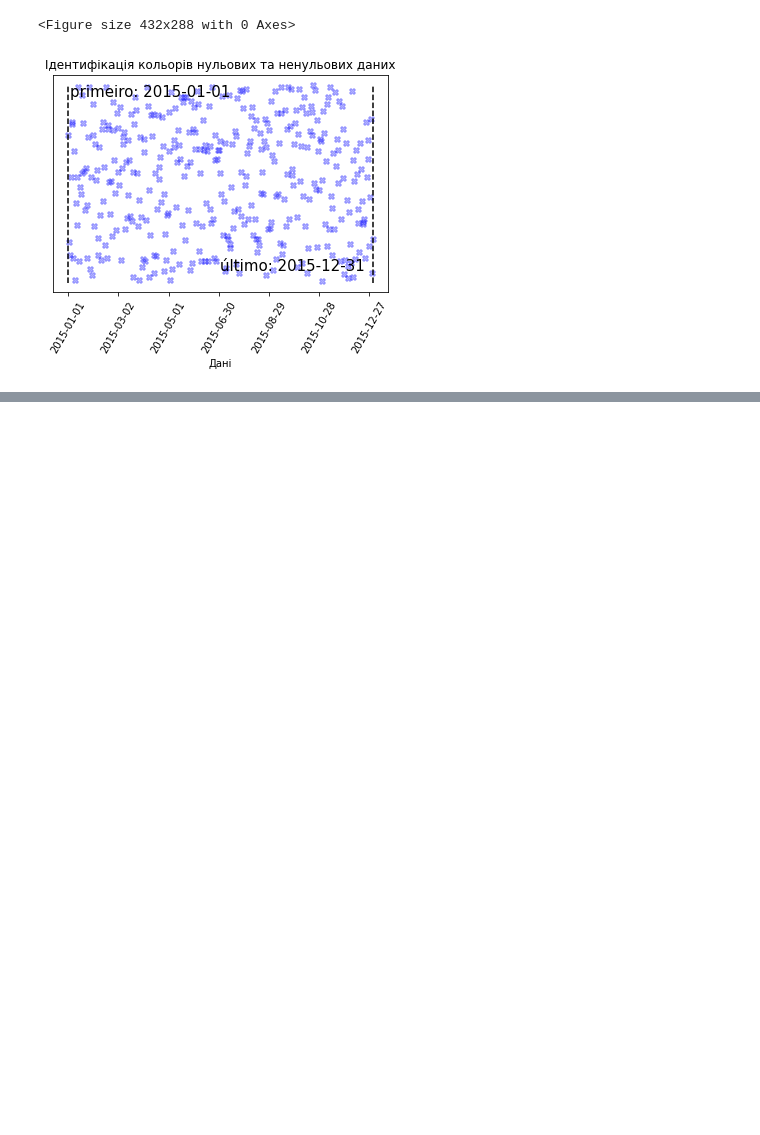
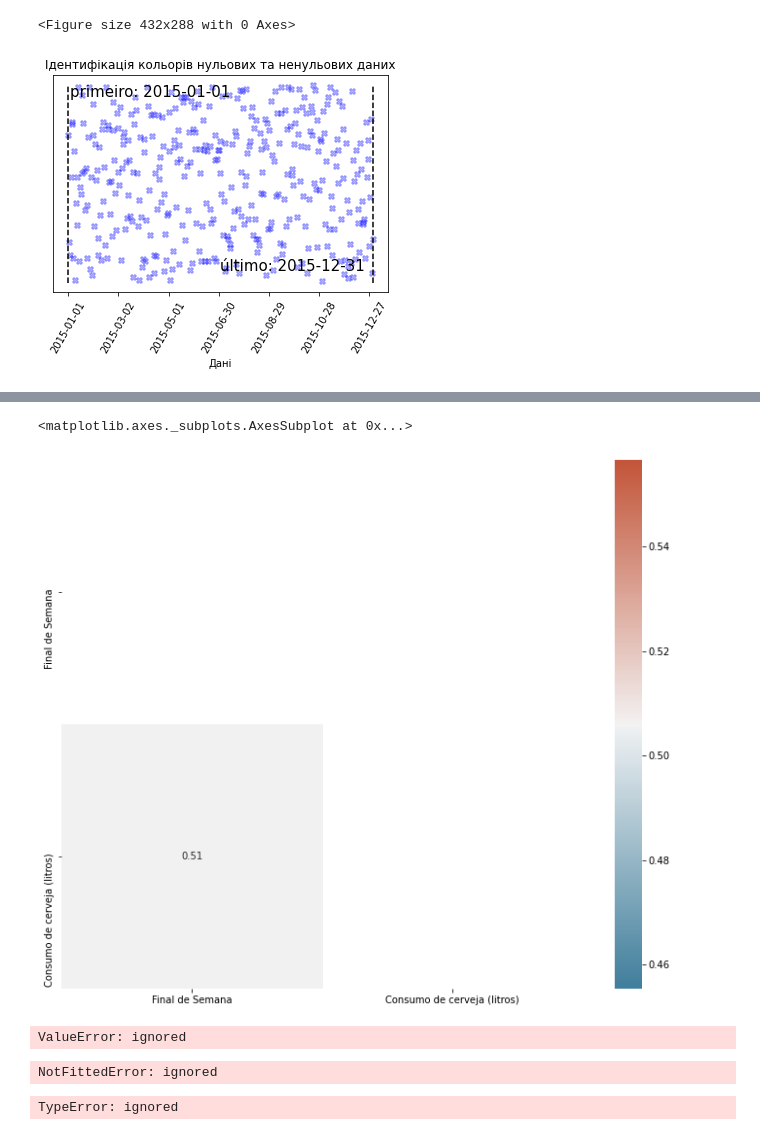
Before and after one commit to IrynaTkachenko/ai-experience, a Jupyter notebook: linearRegression.ipynb, the cells around one changed output, grey strips where cells are left out. Drawn from its saved outputs; the diff is of its cells as text; code cells hidden in the pictures; blank space fills up the shorter version.

```diff
--- a/linearRegression.ipynb
+++ b/linearRegression.ipynb
@@ -73,0 +120,60 @@ Text(0.5, 0.1, 'último: 2015-12-31')
+# %%
+correlation = dsPreprocessado.corr()
+
+f, ax = plt.subplots(figsize=(12, 10))
+
+# Generate a mask for upper traingle
+
+mask = np.triu(np.ones_like(correlation,dtype=bool))
+
+# Configure a custom diverging colormap
+
+cmap = sns.diverging_palette(230, 20, as_cmap=True)
+
+
+sns.heatmap(correlation,cmap=cmap,mask=mask,annot=True)
+# %% [output]
+<matplotlib.axes._subplots.AxesSubplot at 0x...>
+[figure, added]
+# %%
+reg = LinearRegression()
+y = dsPreprocessado['Consumo de cerveja (litros)'].values #target
+x = dsPreprocessado.drop(columns='Consumo de cerveja (litros)').values #fetures
+xColunas = dsPreprocessado.drop(columns='Consumo de cerveja (litros)').columns
+xTrain,xTest,yTrain,yTest = train_test_split(x,y,test_size=0.3,random_state=42)
+
+reg.fit(xTrain,yTrain)
+yPred = reg.predict(xTest)
+res = yPred - yTest
+avgRes = round(np.mean(res),3)
+stdRes = round(np.std(res),3)
+
+
+plt.figure(1)
+plt.scatter(yPred,res)
+plt.plot([min(yPred),max(yPred)],[avgRes,avgRes],linestyle='--',c='red')
+plt.xlabel('Valor previsto')
+plt.ylabel('Erro residual')
+plt.text(17.5,4,'média = {} \nstd = {}'.format(avgRes,stdRes))
+# %% [output]
+ValueError: ignored
+# %%
+#função para calcular R2 ajustado
+def calculaR2ajustado(r2Score,x):
+  n = np.shape(x)[0]
+  k = np.shape(x)[1]
+  return 1 - (1-r2Score)*(n-1)/(n-k-1)
+
+print('Valor de R2: {}'.format(reg.score(xTest,yTest)))
+print('Valor MSE: {}' .format(mean_squared_error(yTest,yPred)))
+print('Valor de R2 ajustado: {}'.format(calculaR2ajustado(reg.score(xTest,yTest),xTest)))
+print('Coeficientes da regressão: {}'.format(reg.coef_))
+print('Intercept da regressão: {} \n'.format(reg.intercept_))
+# %% [output]
+NotFittedError: ignored
+# %%
+vif = [variance_inflation_factor(xTrain, i) for i in range(xTrain.shape[1])]
+for v, c in zip(vif,xColunas):
+  print('VIF de {} : {}'.format(c,v))
+# %% [output]
+TypeError: ignored
```
Also changed, not shown: parts of 11 cells of this notebook.
